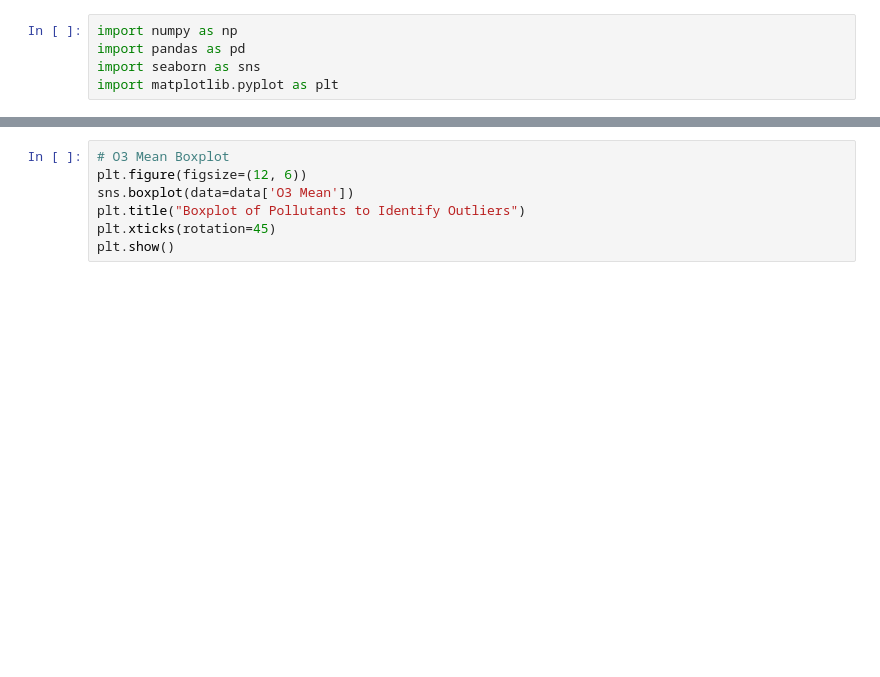
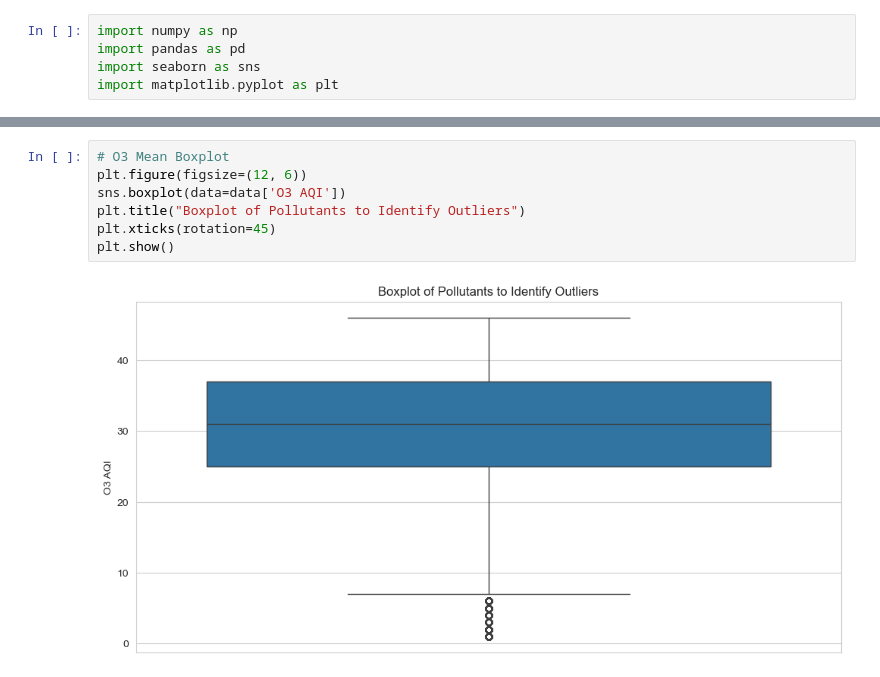
Before and after one commit to Ivan-codes99/forecasting-aqi, a Jupyter notebook: data_processing/data_visualization.ipynb, the cells around one changed output, grey strips where cells are left out. Drawn from its saved outputs; the diff is of its cells as text; blank space fills up the shorter version.

```diff
--- a/data_processing/data_visualization.ipynb
+++ b/data_processing/data_visualization.ipynb
@@ -33,10 +34,12 @@ plt.show()
 # %%
 # O3 Mean Boxplot
 plt.figure(figsize=(12, 6))
-sns.boxplot(data=data['O3 Mean'])
+sns.boxplot(data=data['O3 AQI'])
 plt.title("Boxplot of Pollutants to Identify Outliers")
 plt.xticks(rotation=45)
 plt.show()
+# %% [output]
+[figure, added]
 # %%
 # SO2 Mean Boxplot
 plt.figure(figsize=(12, 6))
```
Also changed, not shown: parts of 6 cells of this notebook, 4 other files.
